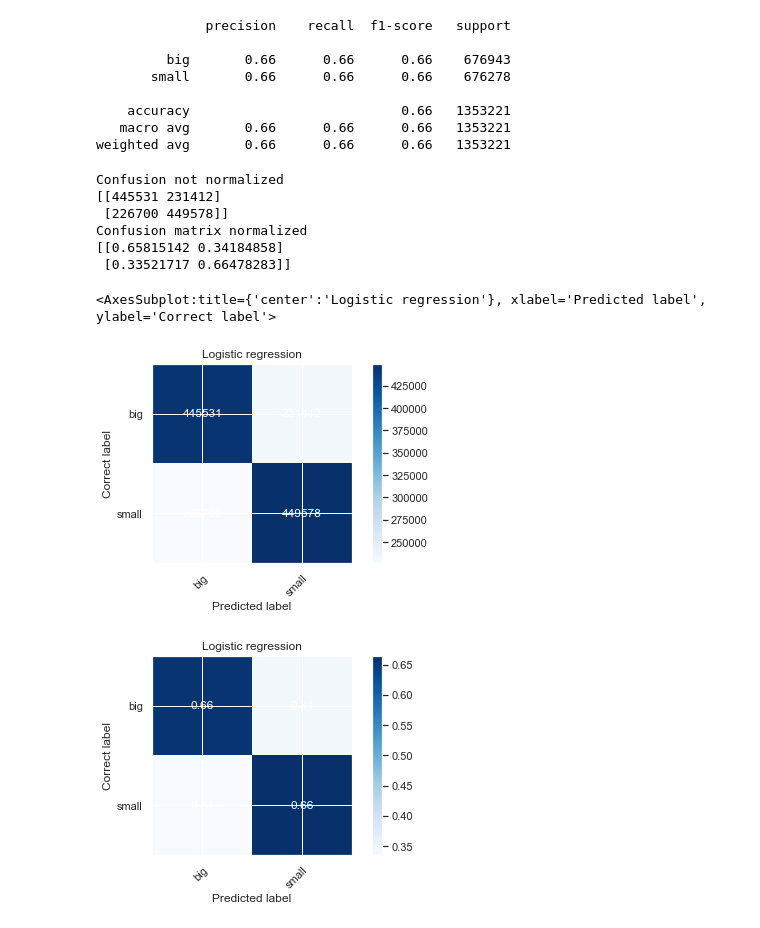
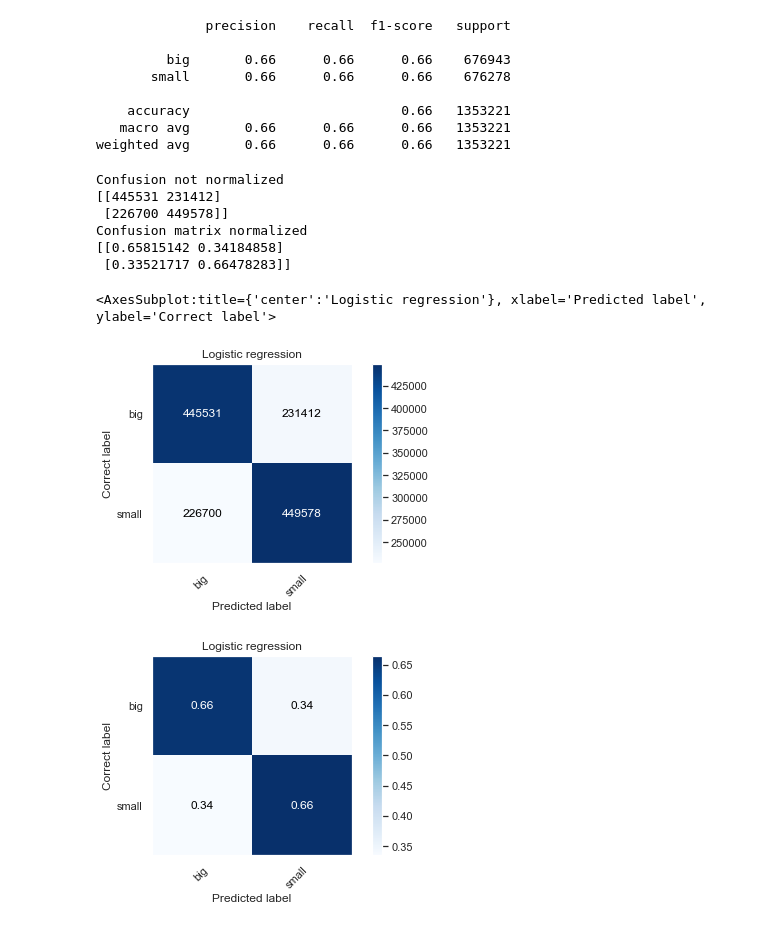
Before and after one commit to Jorgitou98/BooleanFunctions, a Jupyter notebook: NB/modelsML.ipynb, the cells around one changed output. Drawn from its saved outputs; the diff is of its cells as text; code cells hidden in the pictures.

```diff
--- a/NB/modelsML.ipynb
+++ b/NB/modelsML.ipynb
@@ -144,6 +144,7 @@ def plot_confusion_matrix(y_true, y_pred,
     fig, ax = plt.subplots()
     im = ax.imshow(cm, interpolation='nearest', cmap=cmap)
     ax.figure.colorbar(im, ax=ax)
+    ax.grid(None)
     # We want to show all ticks...
     ax.set(xticks=np.arange(cm.shape[1]),
            yticks=np.arange(cm.shape[0]),
@@ -159,7 +160,7 @@ def plot_confusion_matrix(y_true, y_pred,
 
     # Loop over data dimensions and create text annotations.
     fmt = '.2f' if normalize else 'd'
-    thresh = cm.max() / 2.
+    thresh = cm.max()/1.5
     for i in range(cm.shape[0]):
         for j in range(cm.shape[1]):
             ax.text(j, i, format(cm[i, j], fmt),
@@ -167,7 +168,7 @@ def plot_confusion_matrix(y_true, y_pred,
                     color="white" if cm[i, j] > thresh else "black")
     fig.tight_layout()
     if normalize:
-        title+= 'normalized'
-    plt.savefig(title+'.pdf')
+        title+= ' normalized'
+    plt.savefig(title+'.pdf', bbox_inches='tight')
     return ax
 # %%
@@ -272,7 +272,7 @@ Confusion matrix normalized
 # %% [markdown]
 ### Regresión Logística
 # %%
-clf = LogisticRegression(random_state=333).fit(X_train, y_train)
+clfLR = LogisticRegression(random_state=333).fit(X_train, y_train)
 # %%
-y_test_pred = clf.predict(X_test)
+y_test_pred_LR = clfLR.predict(X_test)
 # %%
@@ -287,15 +287,15 @@ print(classification_report(y_test, y_test_pred))
    macro avg       0.66      0.66      0.66   1353221
 weighted avg       0.66      0.66      0.66   1353221
 # %%
-plot_confusion_matrix(y_test, y_test_pred, normalize = False, title='Logistic regression')
-plot_confusion_matrix(y_test, y_test_pred, normalize = True, title='Logistic regression')
+plot_confusion_matrix(y_test, y_test_pred_LR, normalize = False, title='Logistic regression')
+plot_confusion_matrix(y_test, y_test_pred_LR, normalize = True, title='Logistic regression')
 # %% [output]
 Confusion not normalized
 [[445531 231412]
  [226700 449578]]
 Confusion matrix normalized
 [[0.65815142 0.34184858]
  [0.33521717 0.66478283]]
 <AxesSubplot:title={'center':'Logistic regression'}, xlabel='Predicted label', ylabel='Correct label'>
-[figure, old version]
+[figure, new version]
-[figure, old version]
+[figure, new version]
```
Also changed, not shown: parts of 9 cells of this notebook, 1 other file.
